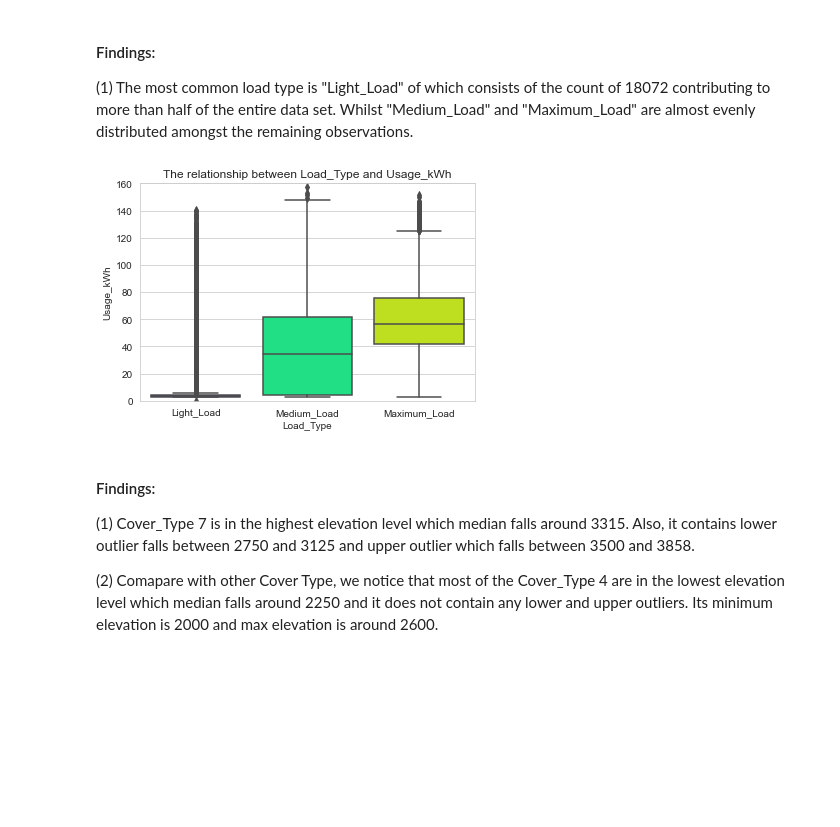
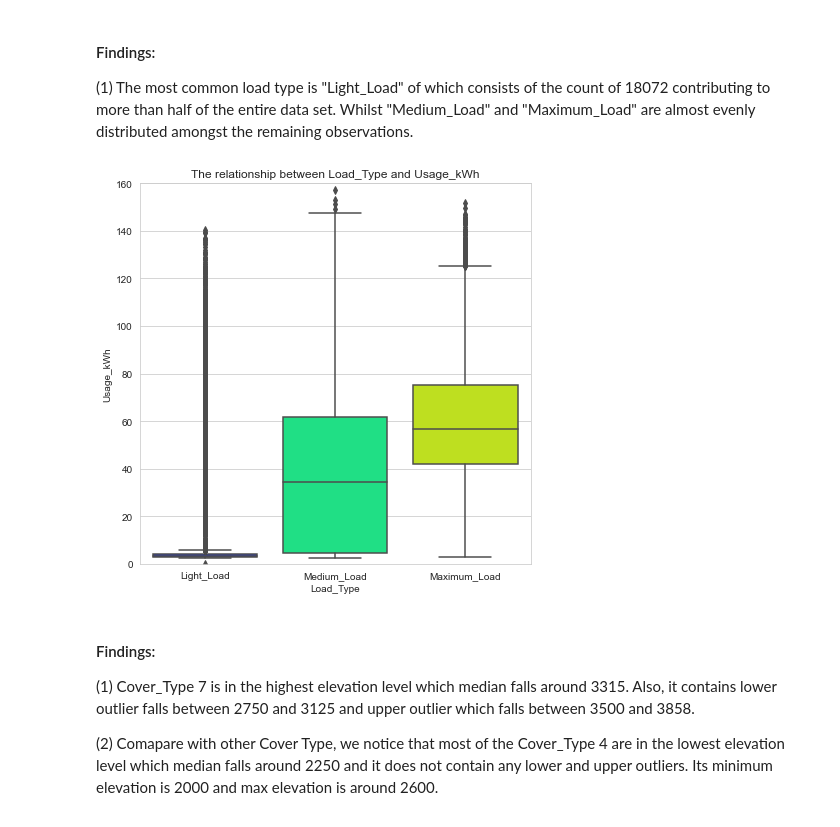
Before and after one commit to lyx97/CSCI316, a Jupyter notebook: Group 1/ClassificationAlgorithms.ipynb, the cells around one changed output. Saved outputs shown, nothing was run; the diff lists cells and outputs as text; code cells hidden in the pictures; blank space fills up the shorter version.

```diff
--- a/Group 1/ClassificationAlgorithms.ipynb
+++ b/Group 1/ClassificationAlgorithms.ipynb
@@ -231,12 +228,14 @@ plt.show()
 (1) The most common load type is "Light_Load" of which consists of the count of 18072 contributing to more than half of the entire data set. Whilst "Medium_Load" and "Maximum_Load" are almost evenly distributed amongst the remaining observations.
 # %%
 # Visualize the relationship between cover_type and elevation
+plt.figure(figsize=(7, 7))
 plt.title('The relationship between Load_Type and Usage_kWh')
+
 g = sns.boxplot(data=df, x='Load_Type', y='Usage_kWh', palette='gist_rainbow_r')
 g.set_ylim(0,160)
 plt.show()
 # %% [output]
-[figure, old version]
+[figure, new version]
 # %% [markdown]
 #### Findings:
 
```
Also changed, not shown: parts of 28 cells of this notebook.
